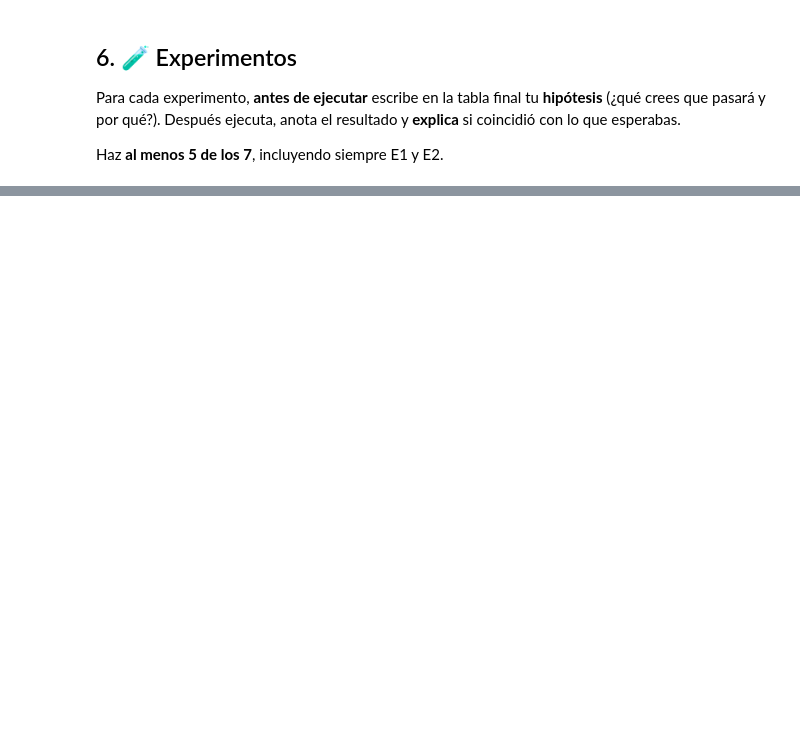
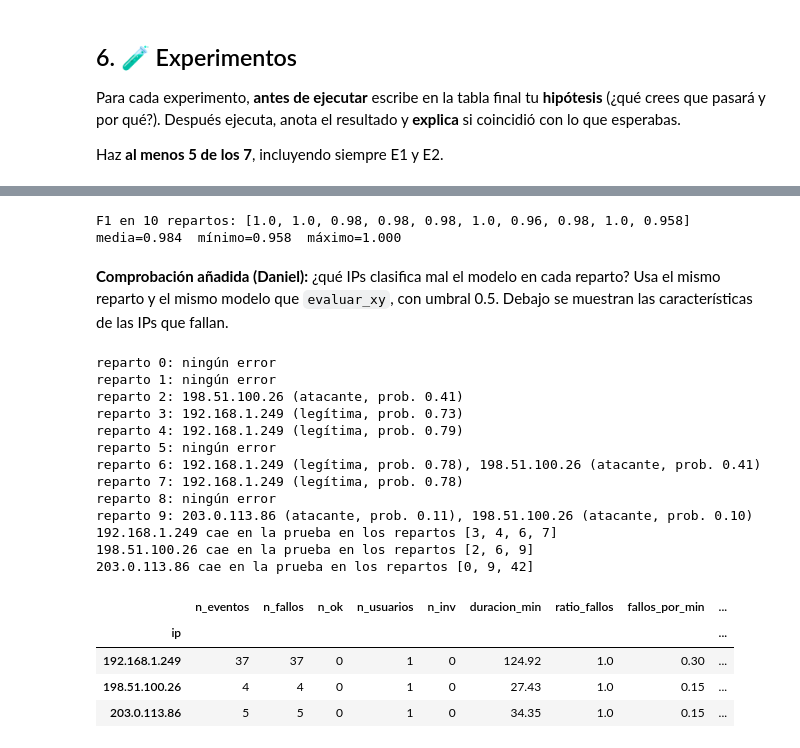
Before and after one commit to DannSchwab/ProyectosPython, a Jupyter notebook: Proyecto2/notebooks/T3_azar_y_datos_nuevos.ipynb, the cells around one changed output, grey strips where cells are left out. Saved outputs shown, nothing was run; the diff lists cells and outputs as text; code cells hidden in the pictures; blank space fills up the shorter version.

Commit message:
P2: T3 completado, cuaderno final, informe, defensa y README

```diff
--- a/Proyecto2/notebooks/T3_azar_y_datos_nuevos.ipynb
+++ b/Proyecto2/notebooks/T3_azar_y_datos_nuevos.ipynb
@@ -284,0 +270,53 @@ El modelo trabaja con datos sintéticos en los que los ataques suelen dejar patr
+# %%
+resultados = [evaluar_xy(X, y, semilla=s, mostrar=False)[2] for s in range(10)]
+print("F1 en 10 repartos:", [round(r, 3) for r in resultados])
+print(f"media={pd.Series(resultados).mean():.3f}  mínimo={min(resultados):.3f}  máximo={max(resultados):.3f}")
+# %% [output]
+F1 en 10 repartos: [1.0, 1.0, 0.98, 0.98, 0.98, 1.0, 0.96, 0.98, 1.0, 0.958]
+media=0.984  mínimo=0.958  máximo=1.000
+# %% [markdown]
+**Comprobación añadida (Daniel):** ¿qué IPs clasifica mal el modelo en cada reparto? Usa el mismo reparto y el mismo modelo que `evaluar_xy`, con umbral 0.5. Debajo se muestran las características de las IPs que fallan.
+# %%
+# Comprobación añadida por Daniel: ¿qué IPs se clasifican mal en cada reparto?
+# Mismo reparto y mismo modelo que evaluar_xy (umbral 0.5).
+def ips_mal_clasificadas(X, y, semillas=range(10), umbral=0.5):
+    for s in semillas:
+        X_tr, X_te, y_tr, y_te = train_test_split(
+            X, y, test_size=0.25, stratify=y, random_state=s)
+        m = RandomForestClassifier(n_estimators=200, class_weight="balanced", random_state=42)
+        m.fit(X_tr, y_tr)
+        prob = pd.Series(m.predict_proba(X_te)[:, 1], index=X_te.index)
+        mal = prob[(prob >= umbral).astype(int) != y_te]   # IPs mal clasificadas
+        if mal.empty:
+            print(f"reparto {s}: ningún error")
+        else:
+            print(f"reparto {s}: " + ", ".join(
+                f"{ip} ({'atacante' if y_te[ip] == 1 else 'legítima'}, prob. {p:.2f})"
+                for ip, p in mal.items()))
+
+ips_mal_clasificadas(X, y)
+# ¿En qué repartos caen en la prueba las IPs que fallan? (el reparto 42 es el del resto del cuaderno)
+for ip in ["192.168.1.249", "198.51.100.26", "203.0.113.86"]:
+    en_prueba = [s for s in list(range(10)) + [42]
+                 if ip in train_test_split(X, y, test_size=0.25, stratify=y, random_state=s)[1].index]
+    print(f"{ip} cae en la prueba en los repartos {en_prueba}")
+X.loc[["192.168.1.249", "198.51.100.26", "203.0.113.86"]].round(2)
+# %% [output]
+reparto 0: ningún error
+reparto 1: ningún error
+reparto 2: 198.51.100.26 (atacante, prob. 0.41)
+reparto 3: 192.168.1.249 (legítima, prob. 0.73)
+reparto 4: 192.168.1.249 (legítima, prob. 0.79)
+reparto 5: ningún error
+reparto 6: 192.168.1.249 (legítima, prob. 0.78), 198.51.100.26 (atacante, prob. 0.41)
+reparto 7: 192.168.1.249 (legítima, prob. 0.78)
+reparto 8: ningún error
+reparto 9: 203.0.113.86 (atacante, prob. 0.11), 198.51.100.26 (atacante, prob. 0.10)
+192.168.1.249 cae en la prueba en los repartos [3, 4, 6, 7]
+198.51.100.26 cae en la prueba en los repartos [2, 6, 9]
+203.0.113.86 cae en la prueba en los repartos [0, 9, 42]
+|  | n_eventos | n_fallos | n_ok | n_usuarios | n_inv | duracion_min | ratio_fallos | fallos_por_min | ... |
+| ip |  |  |  |  |  |  |  |  | ... |
+| 192.168.1.249 | 37 | 37 | 0 | 1 | 0 | 124.92 | 1.0 | 0.30 | ... |
+| 198.51.100.26 | 4 | 4 | 0 | 1 | 0 | 27.43 | 1.0 | 0.15 | ... |
+| 203.0.113.86 | 5 | 5 | 0 | 1 | 0 | 34.35 | 1.0 | 0.15 | ... |
```
Also changed, not shown: parts of 50 cells of this notebook, 6 other files.
